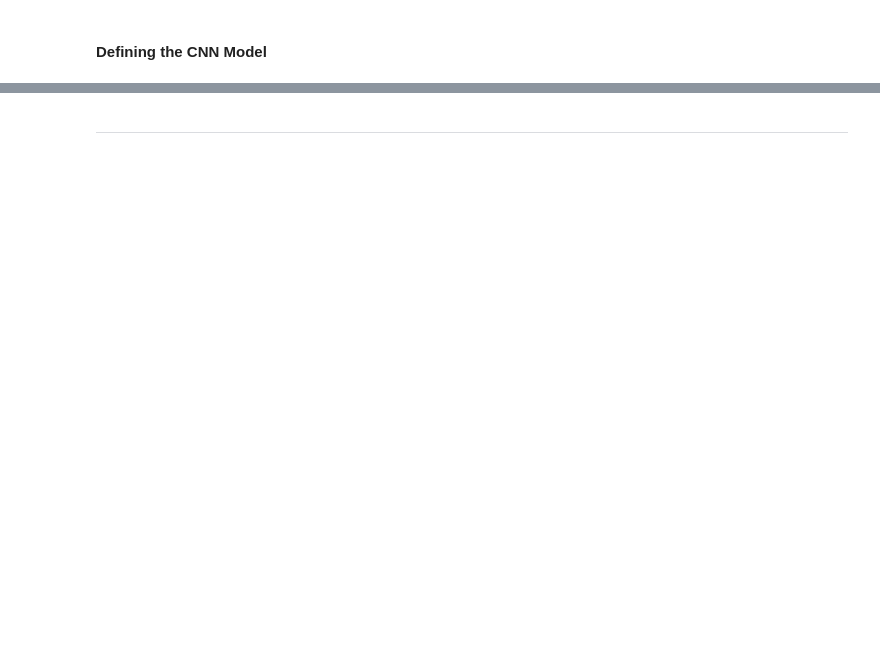
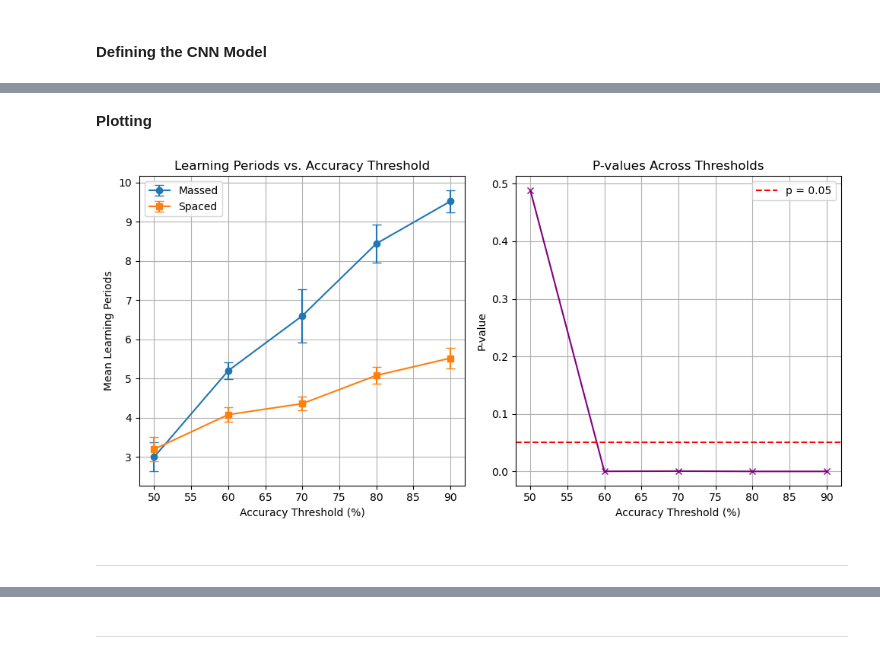
Before and after one commit to ElizabethHZhong/effortful-retrieval, a Jupyter notebook: experiments.ipynb, the cells around one changed output, grey strips where cells are left out. Cells and saved outputs as stored; diff of their text form; code cells hidden in the pictures; blank space fills up the shorter version.

```diff
--- a/experiments.ipynb
+++ b/experiments.ipynb
@@ -302,0 +172,12 @@ def measure_forgetting_rate(model, test_loader, delay=10):
+# %%
+def run_trial_massed(batch, threshold=ACCURACY_THRESHOLD):
+    model, criterion, optimizer = get_pretrained_cnn()
+    learning_periods = 0
+
+    for _ in range(MAX_LEARNING_PERIODS):
+        acc = evaluate_batch(model, batch)
+        if acc >= threshold:
+            break
+        train_on_batch(model, batch, criterion, optimizer)
+        learning_periods += 1
+    return learning_periods
@@ -302,0 +232,3 @@ def measure_forgetting_rate(model, test_loader, delay=10):
+# %%
+thresholds = list(range(50, 100, 10))
+threshold_summary = run_experiment1(thresholds)
@@ -302,0 +241,36 @@ def measure_forgetting_rate(model, test_loader, delay=10):
+# %% [markdown]
+**Plotting**
+# %%
+def plot_threshold_sweep(summary):
+    thresholds = summary["thresholds"]
+
+    plt.figure(figsize=(10, 5))
+
+    # Plot learning periods
+    plt.subplot(1, 2, 1)
+    plt.errorbar(thresholds, summary["massed_means"], yerr=summary["massed_cis"], label="Massed", fmt='-o', capsize=4)
+    plt.errorbar(thresholds, summary["spaced_means"], yerr=summary["spaced_cis"], label="Spaced", fmt='-s', capsize=4)
+    plt.title("Learning Periods vs. Accuracy Threshold")
+    plt.xlabel("Accuracy Threshold (%)")
+    plt.ylabel("Mean Learning Periods")
+    plt.grid(True)
+    plt.legend()
+
+    # Plot p-values
+    plt.subplot(1, 2, 2)
+    plt.plot(thresholds, summary["p_values"], marker='x', color='purple')
+    plt.axhline(y=0.05, color='red', linestyle='--', label='p = 0.05')
+    plt.title("P-values Across Thresholds")
+    plt.xlabel("Accuracy Threshold (%)")
+    plt.ylabel("P-value")
+    plt.grid(True)
+    plt.legend()
+
+    plt.tight_layout()
+    plt.show()
+# %%
+plot_threshold_sweep(threshold_summary)
+# %% [output]
+[figure, added]
+# %% [markdown]
+_________
```
Also changed, not shown: parts of 77 cells of this notebook, 2 other files.
